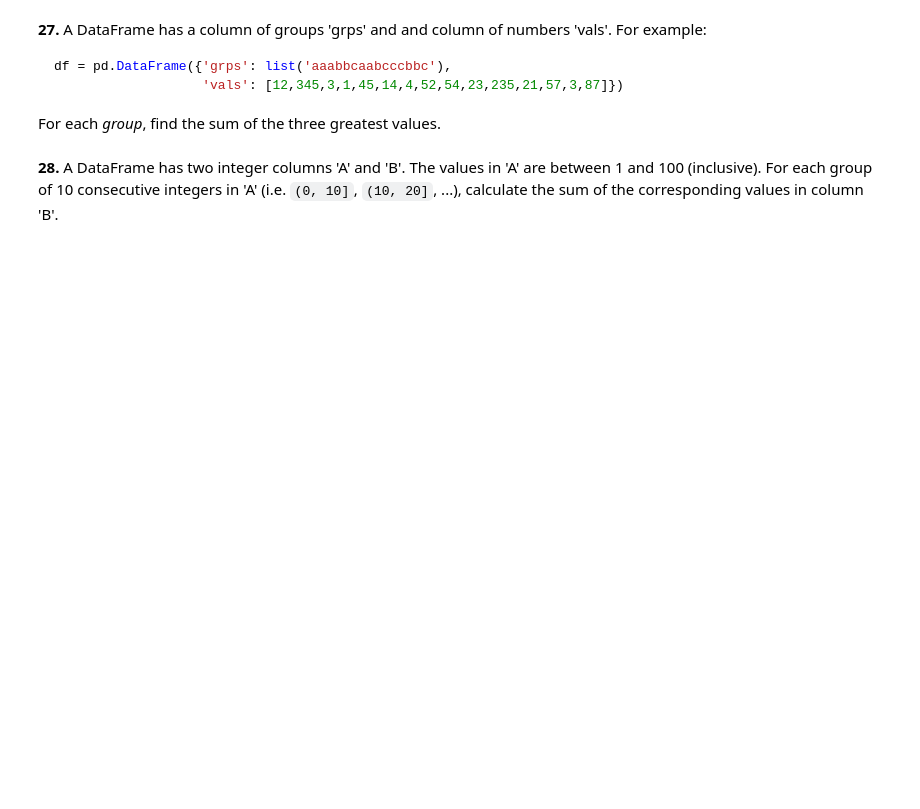
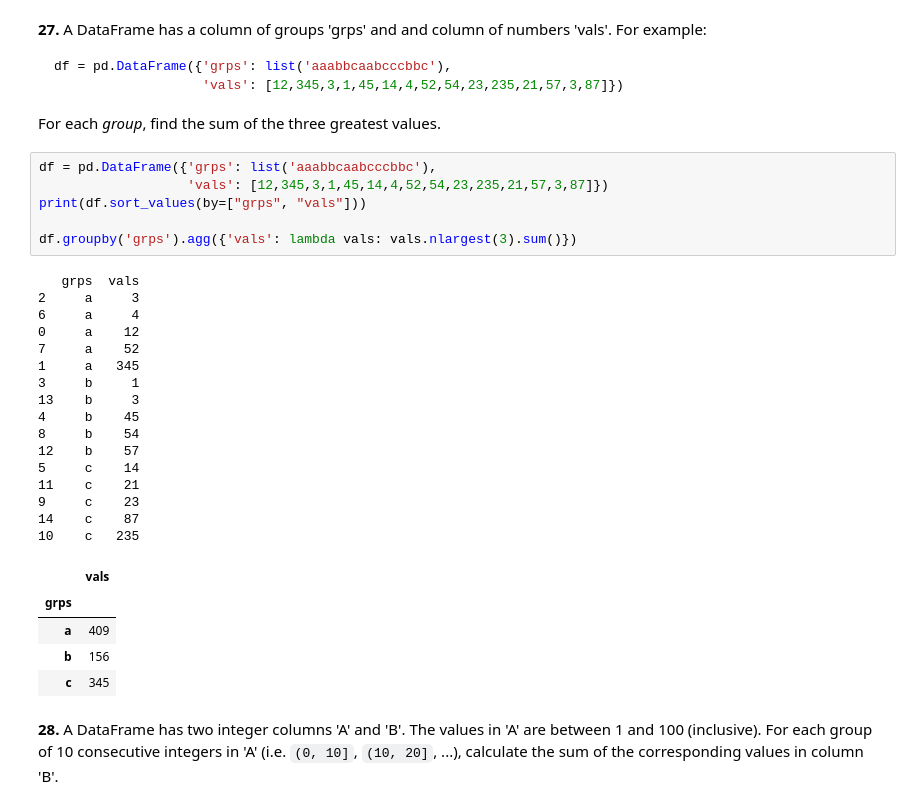
Before and after one commit to Kepins/int-pandas-exercise, a Jupyter notebook: pandas_exercises.ipynb, the cells around one changed output. Cells and saved outputs as stored; diff of their text form; blank space fills up the shorter version.

````diff
--- a/pandas_exercises.ipynb
+++ b/pandas_exercises.ipynb
@@ -290,5 +376,33 @@ df = pd.DataFrame({'grps': list('aaabbcaabcccbbc'),
                    'vals': [12,345,3,1,45,14,4,52,54,23,235,21,57,3,87]})
 ```
 For each *group*, find the sum of the three greatest values.
+# %%
+df = pd.DataFrame({'grps': list('aaabbcaabcccbbc'),
+                   'vals': [12,345,3,1,45,14,4,52,54,23,235,21,57,3,87]})
+print(df.sort_values(by=["grps", "vals"]))
+
+df.groupby('grps').agg({'vals': lambda vals: vals.nlargest(3).sum()})
+# %% [output]
+   grps  vals
+2     a     3
+6     a     4
+0     a    12
+7     a    52
+1     a   345
+3     b     1
+13    b     3
+4     b    45
+8     b    54
+12    b    57
+5     c    14
+11    c    21
+9     c    23
+14    c    87
+10    c   235
+|  | vals |
+| grps |  |
+| a | 409 |
+| b | 156 |
+| c | 345 |
 # %% [markdown]
 **28.** A DataFrame has two integer columns 'A' and 'B'. The values in 'A' are between 1 and 100 (inclusive). For each group of 10 consecutive integers in 'A' (i.e. `(0, 10]`, `(10, 20]`, ...), calculate the sum of the corresponding values in column 'B'.
````
Also changed, not shown: parts of 8 cells of this notebook.
